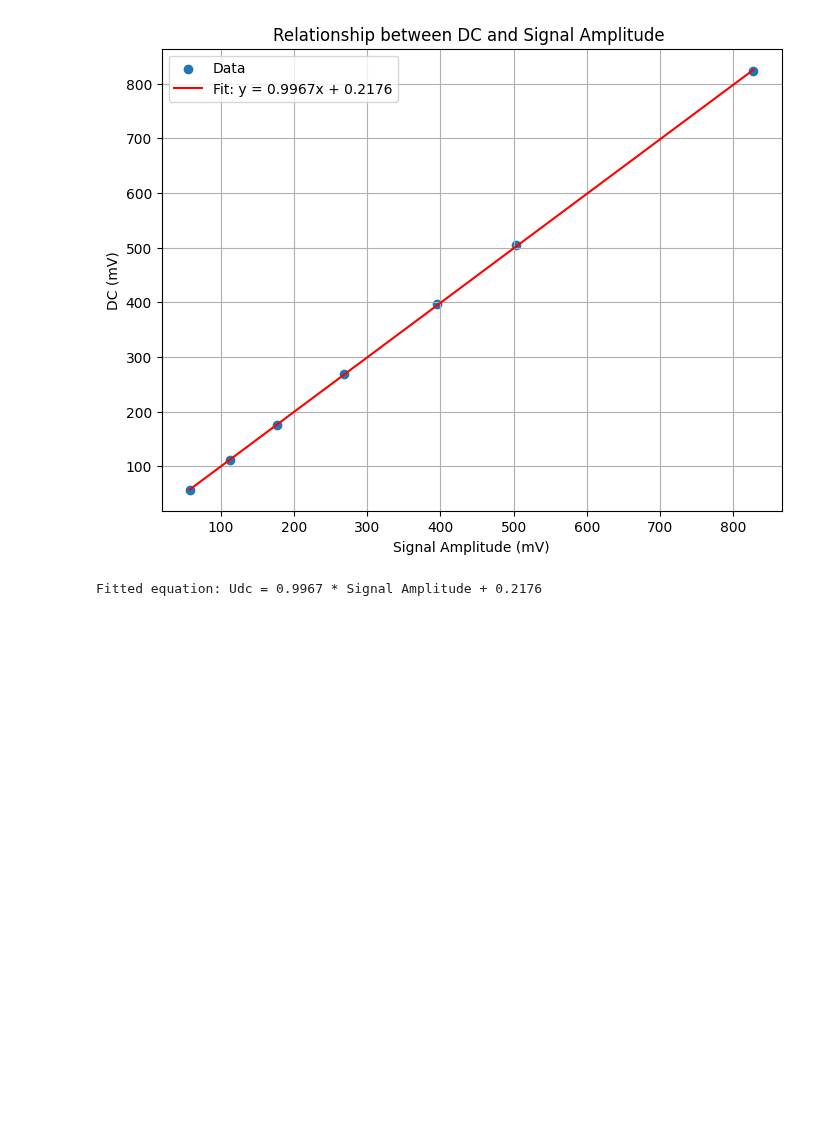
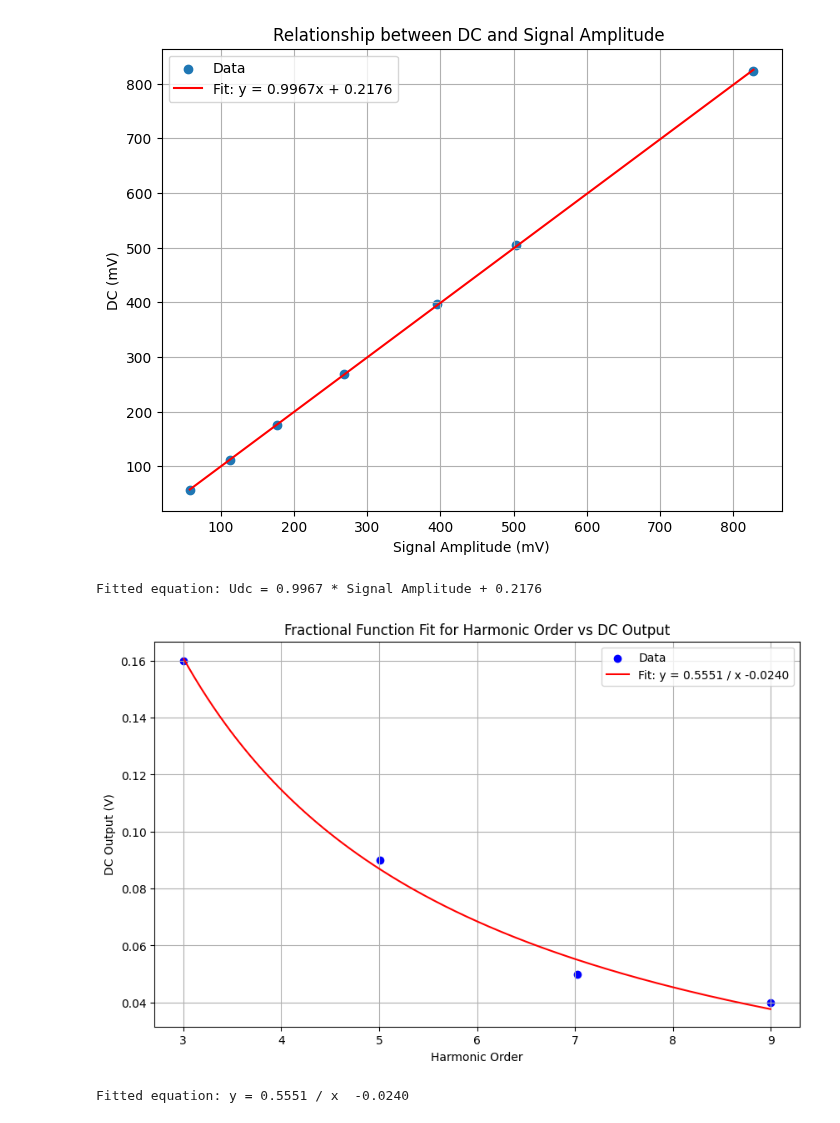
Before and after one commit to LantoZheng/Code, a Jupyter notebook: Experiments/Modern_physics_Experiment/Modern_physics_Experiment_II/Lock-in_amplifier/data.ipynb, the cells around one changed output. Cells and saved outputs as stored; diff of their text form; code cells hidden in the pictures; blank space fills up the shorter version.

```diff
--- a/Experiments/Modern_physics_Experiment/Modern_physics_Experiment_II/Lock-in_amplifier/data.ipynb
+++ b/Experiments/Modern_physics_Experiment/Modern_physics_Experiment_II/Lock-in_amplifier/data.ipynb
@@ -123,3 +123,43 @@ print(f"Fitted equation: Udc = {a:.4f} * Signal Amplitude + {b:.4f}")
 # %% [output]
 [figure]
 Fitted equation: Udc = 0.9967 * Signal Amplitude + 0.2176
+# %%
+import numpy as np
+import matplotlib.pyplot as plt
+from scipy.optimize import curve_fit
+# 数据
+f0 = 199.87
+f = np.array([600.93,1001.9,1404,1798])
+harmonic_order = f / f0
+dc_output = np.array([0.16,0.09,0.05,0.04])
+
+# 定义分数函数
+def fractional_func(x, a, c):
+    return (a / x) + c
+
+# 使用curve_fit进行拟合
+popt, pcov = curve_fit(fractional_func, harmonic_order, dc_output, p0=[1, 0])
+
+# 提取拟合参数
+a_fit, c_fit = popt
+
+# 生成拟合曲线
+harmonic_order_fit = np.linspace(min(harmonic_order), max(harmonic_order), 500)
+dc_output_fit = fractional_func(harmonic_order_fit, a_fit, c_fit)
+
+# 绘制原始数据和拟合曲线
+plt.figure(figsize=(10, 6))
+plt.scatter(harmonic_order, dc_output, label="Data", color="blue")
+plt.plot(harmonic_order_fit, dc_output_fit, 'r-', label=f"Fit: y = {a_fit:.4f} / x {c_fit:.4f}")
+
+plt.xlabel("Harmonic Order")
+plt.ylabel("DC Output (V)")
+plt.title("Fractional Function Fit for Harmonic Order vs DC Output")
+plt.legend()
+plt.grid(True)
+plt.show()
+
+print(f"Fitted equation: y = {a_fit:.4f} / x  {c_fit:.4f}")
+# %% [output]
+[figure, added]
+Fitted equation: y = 0.5551 / x  -0.0240
```
Also changed, not shown: 13 other files.
